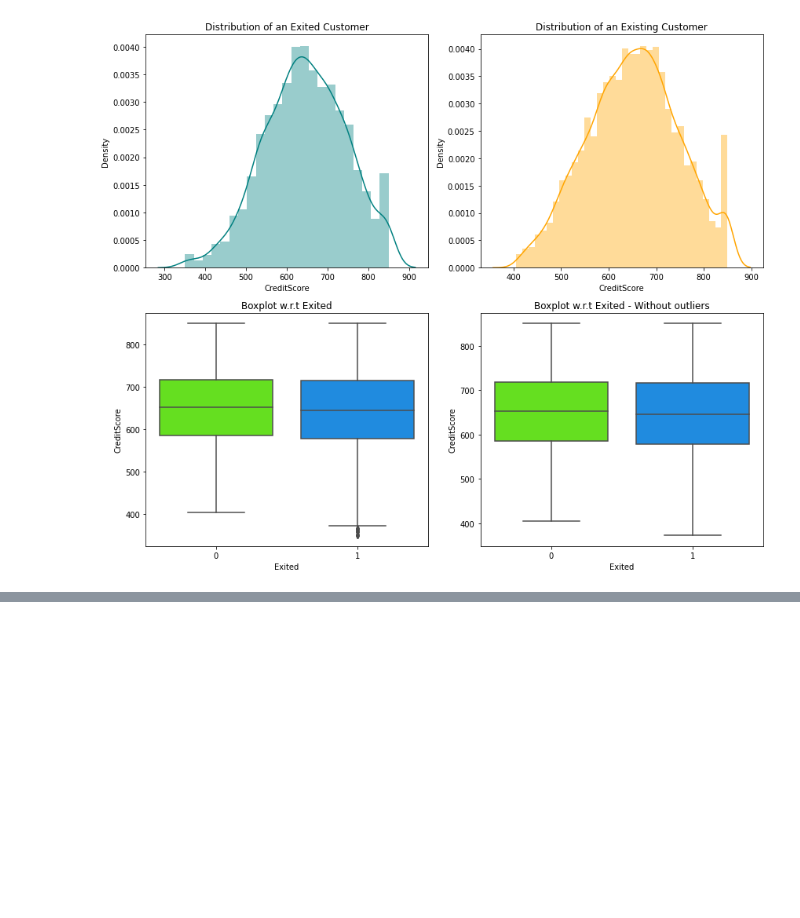
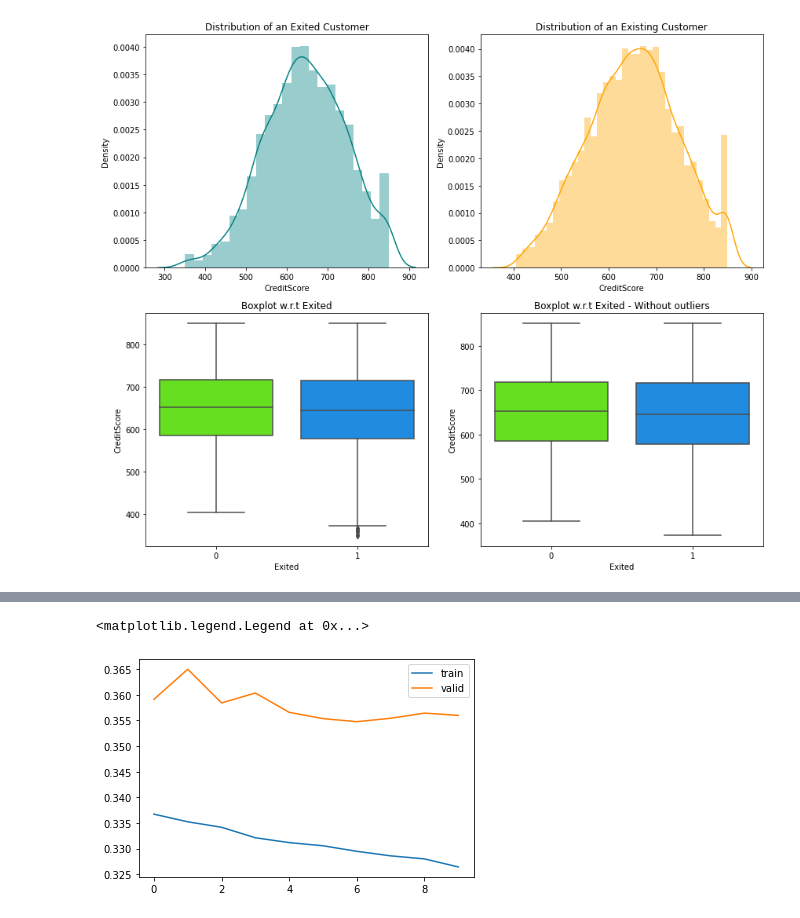
Before and after one commit to snegi5/hello-github, a Jupyter notebook: Module_7.ipynb, the cells around one changed output, grey strips where cells are left out. Saved outputs shown, nothing was run; the diff lists cells and outputs as text; code cells hidden in the pictures; blank space fills up the shorter version.

```diff
--- a/Module_7.ipynb
+++ b/Module_7.ipynb
@@ -151,6 +155,6 @@ y=data['Exited']
 # %%
 
-X_train, X_test, y_train, y_test = train_test_split(X, y, test_size = 0.3, random_state = 0)
+X_train, X_test, y_train, y_test = train_test_split(X, y, test_size = 0.2, random_state = 0)
 
 # Feature Scaling
 X_train.sample(2)
@@ -158,14 +162,10 @@ sc = StandardScaler()
 X_train = sc.fit_transform(X_train)
 X_test = sc.transform(X_test)
 # %%
-#classifier = Sequential()
+model = Sequential()
 
-#classifier.add(Dense(output_dim = 6, init = 'uniform', activation = 'relu', input_dim = 11))
+model.add(Dense(units = 16, activation = 'relu', input_dim = 11))
 
-#classifier.add(Dense(output_dim = 6, init = 'uniform', activation = 'relu'))
+model.add(Dense(16, activation = 'relu'))
 
-#classifier.add(Dense(output_dim = 1, init = 'uniform', activation = 'sigmoid'))
-
-#classifier.compile(optimizer = 'adam', loss = 'binary_crossentropy', metrics = ['accuracy'])
-
-#classifier.fit(X_train, y_train, batch_size = 10, nb_epoch = 100)
+model.add(Dense(1, activation = 'sigmoid'))
@@ -183,0 +172,4 @@ X_test = sc.transform(X_test)
+# %%
+# Create optimizer with default learning rate
+# Compile the model
+model.compile(optimizer='adam',loss='binary_crossentropy',metrics=['accuracy'])
@@ -183,0 +193,3 @@ X_test = sc.transform(X_test)
+# %%
+#fitting the model
+history=model.fit(X_train,y_train,batch_size=15,epochs=10,validation_split=0.2)
@@ -183,0 +217,12 @@ X_test = sc.transform(X_test)
+# %%
+# Capturing learning history per epoch
+hist  = pd.DataFrame(history.history)
+hist['epoch'] = history.epoch
+
+# Plotting accuracy at different epochs
+plt.plot(hist['loss'])
+plt.plot(hist['val_loss'])
+plt.legend(("train" , "valid") , loc =0)
+# %% [output]
+<matplotlib.legend.Legend at 0x...>
+[figure, added]
```
Also changed, not shown: parts of 9 cells of this notebook.
